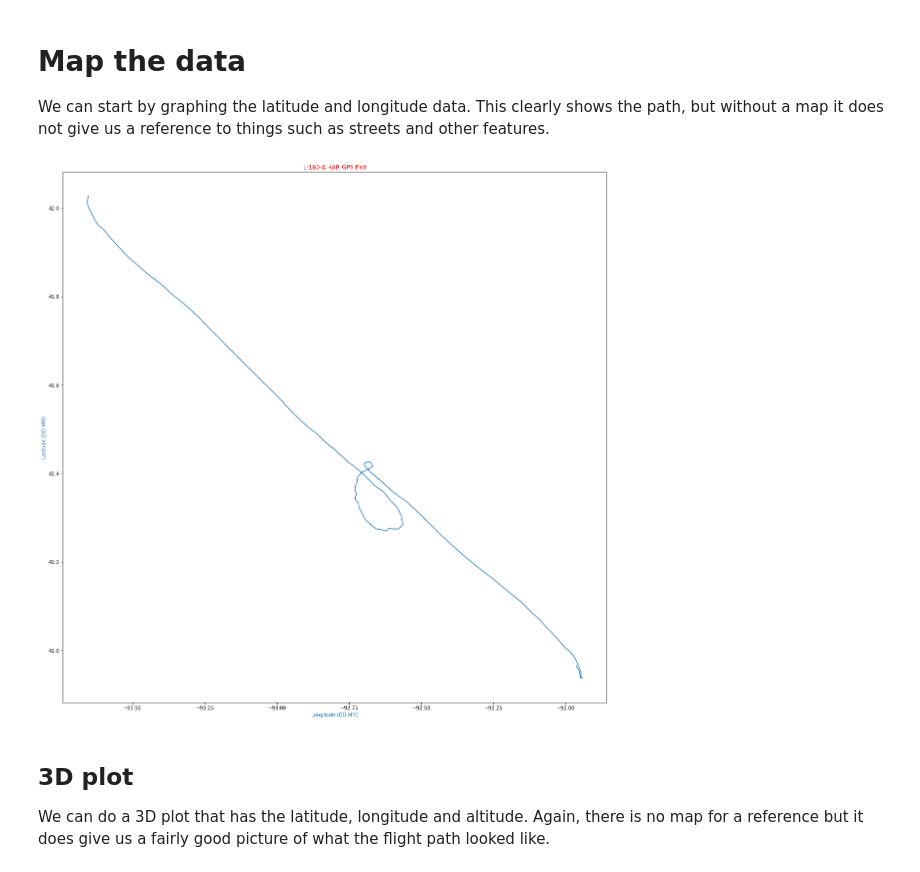
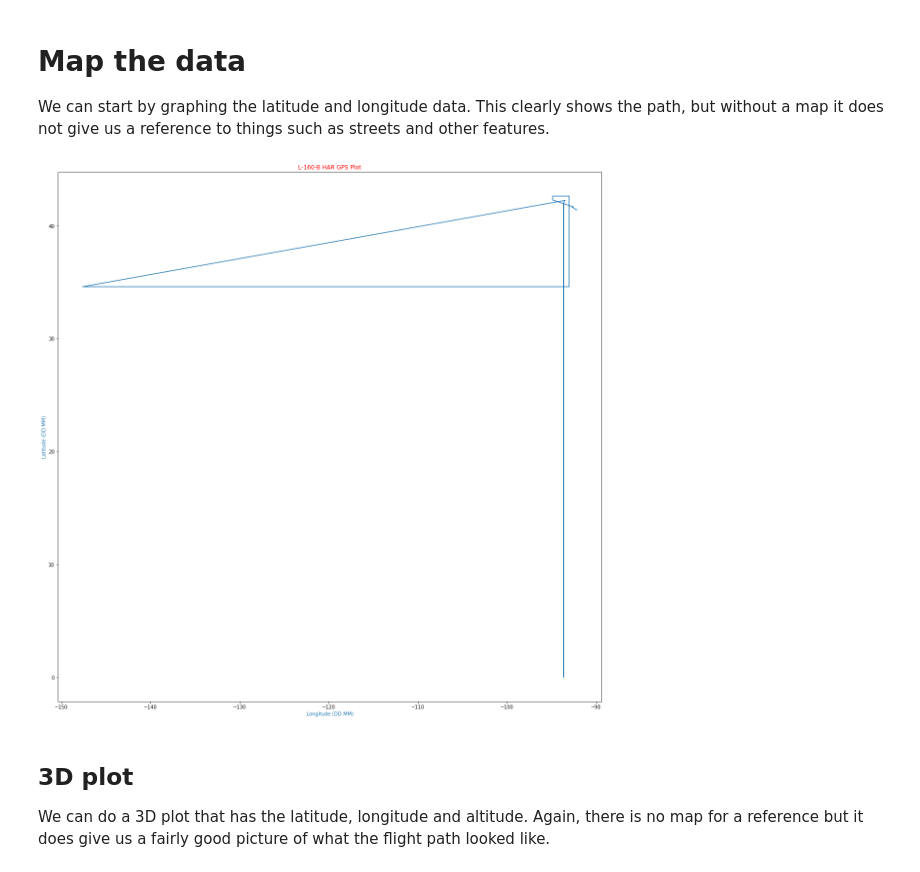
Before and after one commit to M2I-HABET/Mission-160, a Jupyter notebook: Parse_HABET_FDR_Data.ipynb, the cells around one changed output. Cells and saved outputs as stored; diff of their text form; code cells hidden in the pictures.

```diff
--- a/Parse_HABET_FDR_Data.ipynb
+++ b/Parse_HABET_FDR_Data.ipynb
@@ -52,12 +52,12 @@ It is useful to a few variables now so you don't need to worry about them later.
 launch_loc = (41.59189627804254, -93.55588561331234)
 
 #Flight ID - Example LX-158-C
-flight_id = 'L-160-A'
+flight_id = 'L-160-B'
 
 #time1  = datetime.strptime('8-01-2008 00:00:00', date_format)
 #set the date and time format
 date_format = "%m-%d-%Y %H:%M:%S"
-launch_time = datetime.strptime('3-27-2022 09:25:00',date_format)
+launch_time = datetime.strptime('4-26-2022 15:35:00',date_format)
 # %% [markdown]
 ## Access our Data
 # %% [markdown]
@@ -413,14 +413,14 @@ We can start by graphing the latitude and longitude data. This clearly shows the
 # %%
 fig = plt.figure(figsize=(20, 20))
 # Always have a good title and labels
 plt.ylabel('Latitude (DD.MM)', color=color)
 plt.xlabel('Longitude (DD.MM)', color=color)
 
 plt.title("{} HAR GPS Plot".format(flight_id),color='r')
-plt.plot(har_lon,har_lat)
+plt.plot(bert_lon,bert_lat)
 plt.savefig('Plots/gps_plot_nomap.pdf',bbox_inches = "tight",dpi = 500)
 # %% [output]
-[figure, old version]
+[figure, new version]
 # %% [markdown]
 ## 3D plot
 We can do a 3D plot that has the latitude, longitude and altitude. Again, there is no map for a reference but it does give us a fairly good picture of what the flight path looked like.
```
Also changed, not shown: parts of 21 cells of this notebook, 21 other files.
